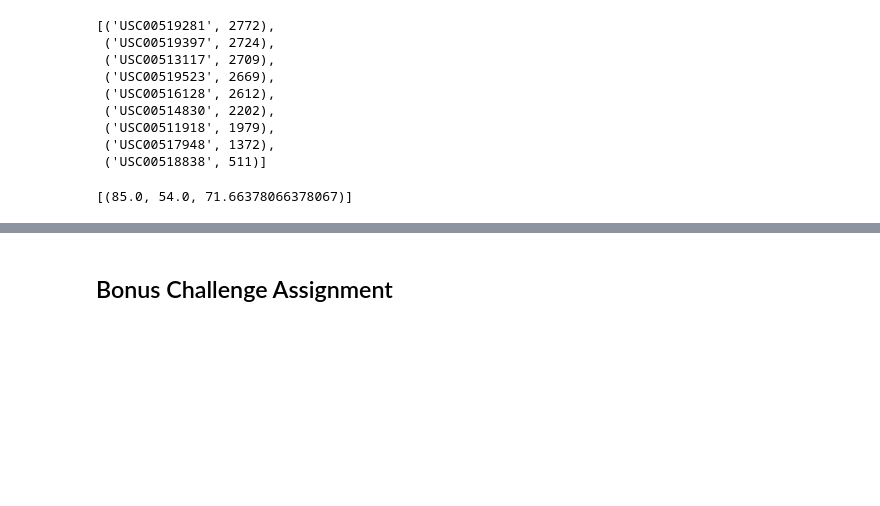
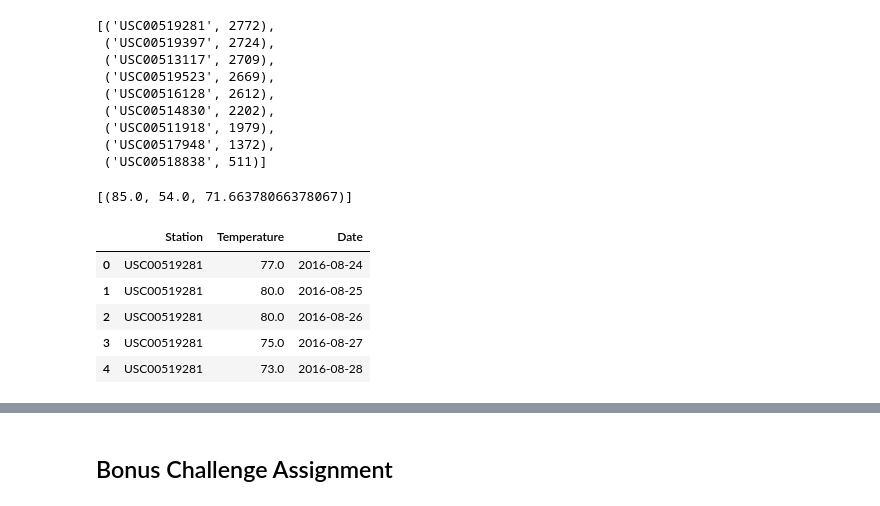
Before and after one commit to SurabhiSood/SQLAlchemy_Project, a Jupyter notebook: climate_starter.ipynb, the cells around one changed output, grey strips where cells are left out. Saved outputs shown, nothing was run; the diff lists cells and outputs as text; code cells hidden in the pictures; blank space fills up the shorter version.

```diff
--- a/climate_starter.ipynb
+++ b/climate_starter.ipynb
@@ -146,5 +149,16 @@ filter(Measurement.station=='USC00519281').all()
 # %%
 # Choose the station with the highest number of temperature observations.
 # Query the last 12 months of temperature observation data for this station and plot the results as a histogram
 
-session.query(Measurement.station,func.count(Measurement.tobs))
+temp_observation = session.query(Measurement.station,Measurement.tobs,Measurement.date).filter(Measurement.station=='USC00519281').\
+filter(Measurement.date > date_yr).all()
+
+temp_df = pd.DataFrame(temp_observation, columns=['Station','Temperature','Date'])
+temp_df.head()
+# %% [output]
+|  | Station | Temperature | Date |
+| 0 | USC00519281 | 77.0 | 2016-08-24 |
+| 1 | USC00519281 | 80.0 | 2016-08-25 |
+| 2 | USC00519281 | 80.0 | 2016-08-26 |
+| 3 | USC00519281 | 75.0 | 2016-08-27 |
+| 4 | USC00519281 | 73.0 | 2016-08-28 |
```
Also changed, not shown: parts of 3 cells of this notebook, 1 other file.
